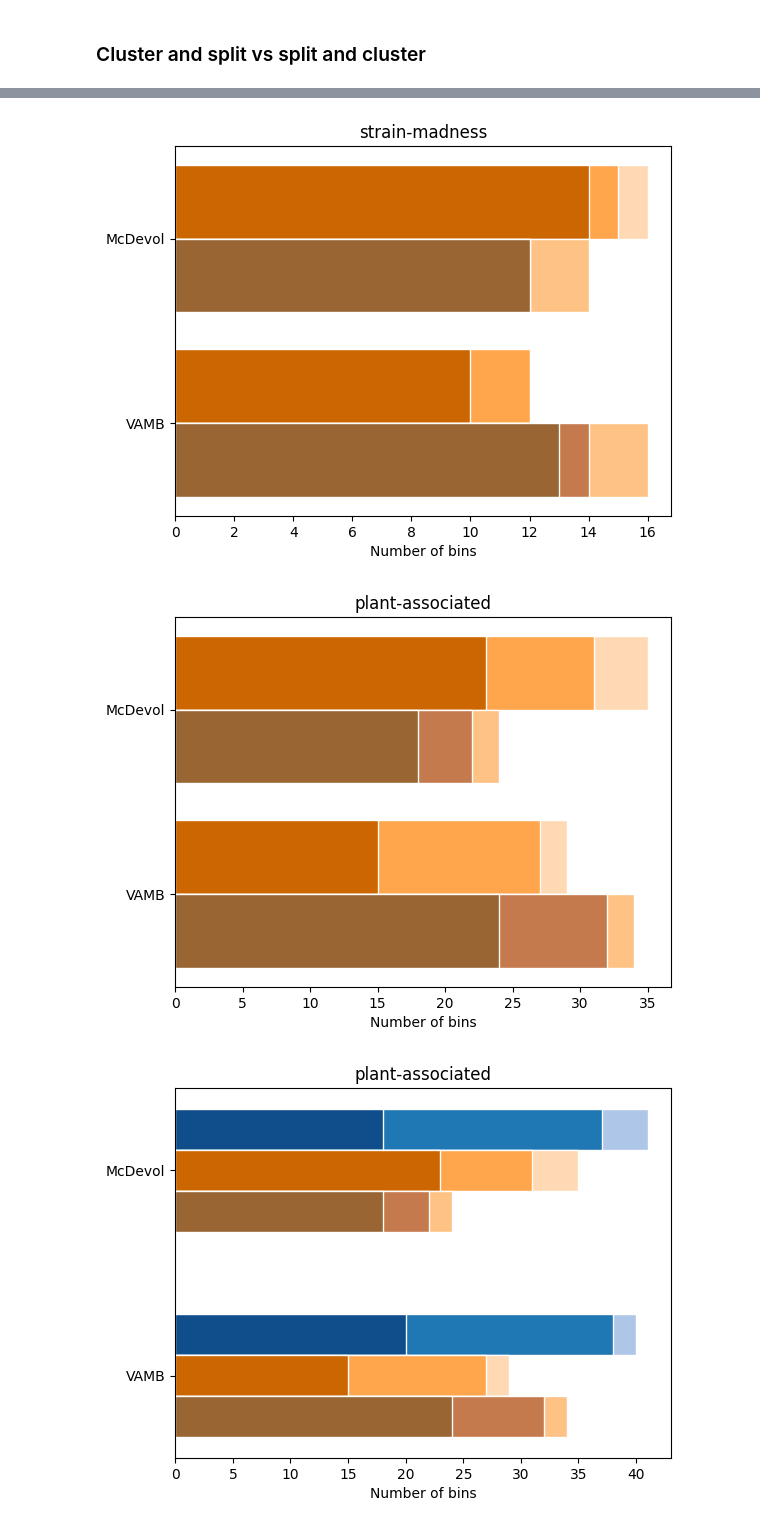
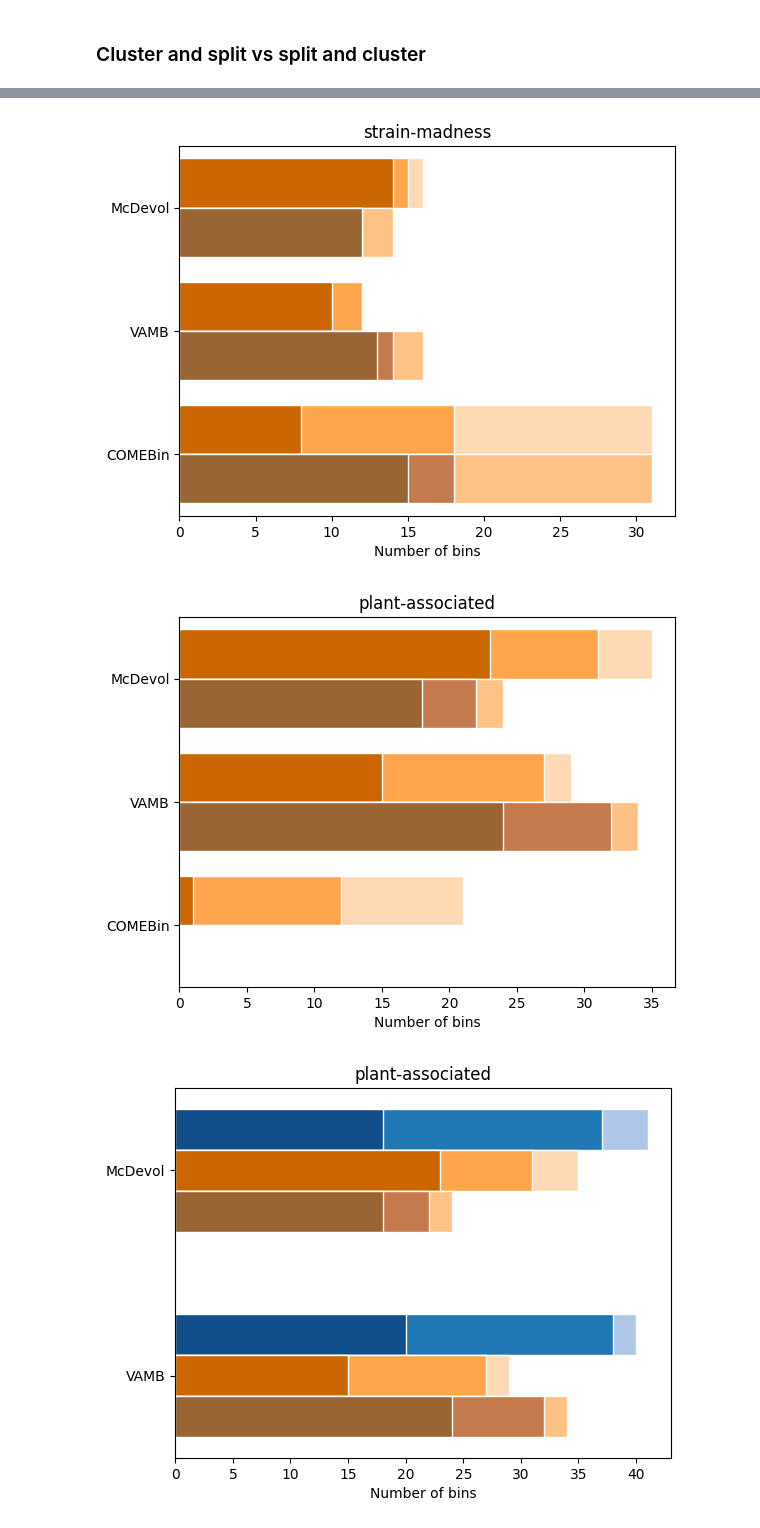
Before and after one commit to soedinglab/binning_benchmarking, a Jupyter notebook: plots.ipynb, the cells around one changed output, grey strips where cells are left out. Drawn from its saved outputs; the diff is of its cells as text; code cells hidden in the pictures.

Commit message:
plots

```diff
--- a/plots.ipynb
+++ b/plots.ipynb
@@ -901,7 +984,7 @@ tools_order = mags_counts_pl.index.get_level_values(0).unique()
 mags_counts_plplot = mags_counts_pl.reindex(tools_order[::-1], level=0)
 mags_counts_plplot = mags_counts_plplot.unstack(level=-1)
 
-tools = ['McDevol', 'VAMB']
+tools = ['McDevol', 'VAMB', 'COMEBin']
 
 fig, ax = plt.subplots()
 
@@ -946,13 +1029,13 @@ mags_counts_plplot['Higher']['strain_cluster_split']).plot(
 plt.title('strain-madness')
 plt.xlabel('Number of bins')
 plt.ylabel('')
-plt.ylim(-0.5, 1.5)
+plt.ylim(-0.5, 2.5)
 # Adjust the layout to ensure all bars are fully visible
 # plt.tight_layout(rect=[1, 1, 2, 1.95])  # Adjust the rect parameter to add padding at the top
 
 plt.savefig('plots/strain_cluster_split.png', dpi=600, format='png', bbox_inches='tight')
 # %% [output]
-[figure, old version]
+[figure, new version]
 # %%
 # plant_associated
 nonredundant_mags = pd.read_csv('/home/yazhini/work/binning_benchmarking/multisample_cluster_split_vs_split_cluster.csv', header=0, sep='\t')
@@ -963,7 +1046,7 @@ tools_order = mags_counts_pl.index.get_level_values(0).unique()
 mags_counts_plplot = mags_counts_pl.reindex(tools_order[::-1], level=0)
 mags_counts_plplot = mags_counts_plplot.unstack(level=-1)
 
-tools = ['McDevol', 'VAMB']
+tools = ['McDevol', 'VAMB', 'COMEBin']
 
 fig, ax = plt.subplots()
 
@@ -987,48 +1070,36 @@ y_pos_shifted = [pos + bar_width + 2* bar_gap for pos in y_pos]
 
 (mags_counts_plplot['Near-complete (90%-5%)']['plant_cluster_split'] +
 mags_counts_plplot['Higher']['plant_cluster_split']).plot(
     kind='barh', color=colors_cs[1], width=bar_width, ax=ax, position=0, edgecolor='white')
 
 (mags_counts_plplot['Near-complete (90%-5%)']['plant_cluster_split']).plot(
     kind='barh', color=colors_cs[0], width=bar_width, ax=ax, position=0, edgecolor='white')
 
 (mags_counts_plplot['Near-complete (90%-5%)']['plant_split_cluster'] +
  mags_counts_plplot['Higher']['plant_split_cluster'] +
  mags_counts_plplot['Medium']['plant_split_cluster']).plot(
     kind='barh', color=colors_sc[2], width=bar_width, ax=ax, position=1, edgecolor='white')
 
 (mags_counts_plplot['Near-complete (90%-5%)']['plant_split_cluster'] +
  mags_counts_plplot['Higher']['plant_split_cluster']).plot(
     kind='barh', color=colors_sc[1], width=bar_width, ax=ax, position=1, edgecolor='white')
 
 (mags_counts_plplot['Near-complete (90%-5%)']['plant_split_cluster']).plot(
     kind='barh', color=colors_sc[0], width=bar_width, ax=ax, position=1, edgecolor='white')
 
-# (mags_counts_plplot['Near-complete (90%-5%)']['plant pooled'] +
-#  mags_counts_plplot['Higher']['plant pooled'] +
-#  mags_counts_plplot['Medium']['plant pooled']).plot(
-#     kind='barh', color=colors_sc[2], width=bar_width, ax=ax, position=1, edgecolor='white')
-
-# (mags_counts_plplot['Near-complete (90%-5%)']['plant pooled'] +
-#  mags_counts_plplot['Higher']['plant pooled']).plot(
-#     kind='barh', color=colors_sc[1], width=bar_width, ax=ax, position=1, edgecolor='white')
-
-# (mags_counts_plplot['Near-complete (90%-5%)']['plant pooled']).plot(
-#     kind='barh', color=colors_sc[0], width=bar_width, ax=ax, position=1, edgecolor='white')
-
 
 # Customize plot appearance
 # plt.legend(['Near complete (>90%,<5%)', 'Higher quality (>70%,<10%)', 'Medium quality (>50%,<10%)'], loc=(1.04, 0.8))
 plt.title('plant-associated')
 plt.xlabel('Number of bins')
 plt.ylabel('')
-plt.ylim(-0.5, 1.5)
+plt.ylim(-0.5, 2.5)
 # Adjust the layout to ensure all bars are fully visible
 # plt.tight_layout(rect=[1, 1, 2, 1.95])  # Adjust the rect parameter to add padding at the top
 
-# plt.savefig('plots/plant_cluster_split.png', dpi=600, format='png', bbox_inches='tight')
+plt.savefig('plots/plant_cluster_split.png', dpi=600, format='png', bbox_inches='tight')
 # %% [output]
-[figure, old version]
+[figure, new version]
 # %%
 # plant_associated
 nonredundant_mags = pd.read_csv('/home/yazhini/work/binning_benchmarking/multisample_cluster_split_vs_split_cluster.csv', header=0, sep='\t')
```
Also changed, not shown: parts of 21 cells of this notebook, 3 other files.
